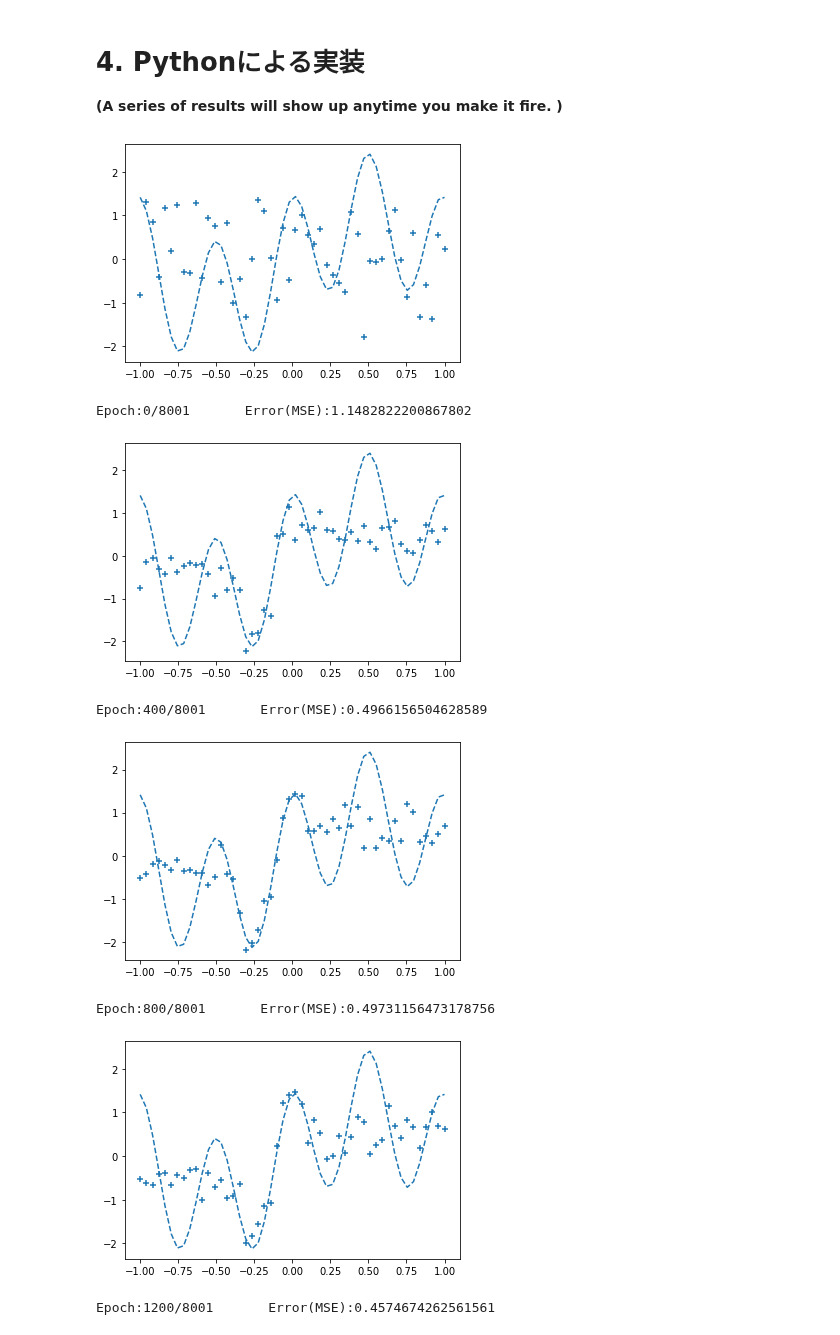
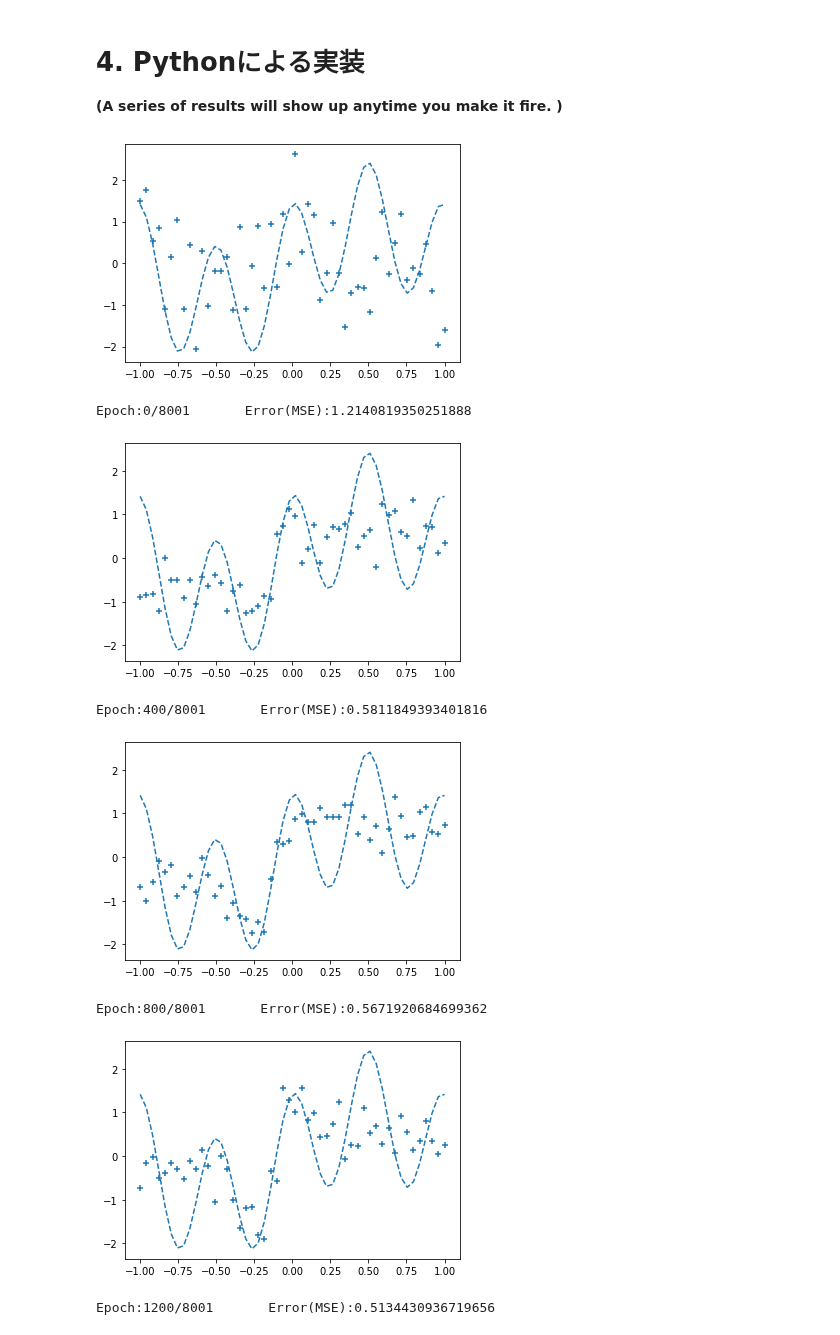
Before and after one commit to solaris0051/simpleNN, a Jupyter notebook: in_1n_mid_12n_x4_out_1n.ipynb, the cells around one changed output. Cells and saved outputs as stored; diff of their text form; code cells hidden in the pictures.

```diff
--- a/in_1n_mid_12n_x4_out_1n.ipynb
+++ b/in_1n_mid_12n_x4_out_1n.ipynb
@@ -348,8 +348,8 @@ n_in = 1   # the number of neurons at the input layer
 n_mid = 12 # the number of neurons at the hidden layers
 n_out = 1  # the number of neurons at the output layer
 
-wb_width = 0.66612   # initial width of weight and bias
-eta = 0.16671        # initial learning coefficient
+wb_width = 0.667   # initial width of weight and bias
+eta = 0.164        # initial learning coefficient
 epoch = 8001       # online batch, meaning its size is one.
 interval = 400     # initial monitoring interval
 
@@ -432,38 +432,38 @@ for i in range(epoch):
         hidden_layer1.backward(hidden_layer2.grad_x)
 
         # update weight and bias (method of update defined in the class BaseLayer)
         hidden_layer1.update(eta)
         hidden_layer2.update(eta)
         hidden_layer3.update(eta)
         hidden_layer4.update(eta)
         output_layer.update(eta)
 
         if i%interval == 0:
 
             y = output_layer.y[0][0]  # get a number (from matrix) as a learned one in the output layer.
 
             # error estimation by loss function (apply mean square error)
             total_error += 1.0/2.0*np.sum(np.square(y - t))
 
             # store outputs learned
             plot_x.append(x)
             plot_y.append(y)
 
     if i%interval == 0:
 
         # plot outpus
         plt.plot(input_data, correct_data, linestyle="dashed")
         plt.scatter(plot_x, plot_y, marker="+")
         plt.show()
 
         # print epoch number and error(MSE)
         print("Epoch:" + str(i) + "/" + str(epoch),'     ',"Error(MSE):" + str(total_error/n_data))
 # %% [output]
-[figure, old version]
+[figure, new version]
-Epoch:0/8001       Error(MSE):1.1482822200867802
+Epoch:0/8001       Error(MSE):1.2140819350251888
-[figure, old version]
+[figure, new version]
-Epoch:400/8001       Error(MSE):0.4966156504628589
+Epoch:400/8001       Error(MSE):0.5811849393401816
-[figure, old version]
+[figure, new version]
-Epoch:800/8001       Error(MSE):0.49731156473178756
+Epoch:800/8001       Error(MSE):0.5671920684699362
-[figure, old version]
+[figure, new version]
-Epoch:1200/8001       Error(MSE):0.4574674262561561
+Epoch:1200/8001       Error(MSE):0.5134430936719656
```
Also changed, not shown: parts of 2 cells of this notebook.
